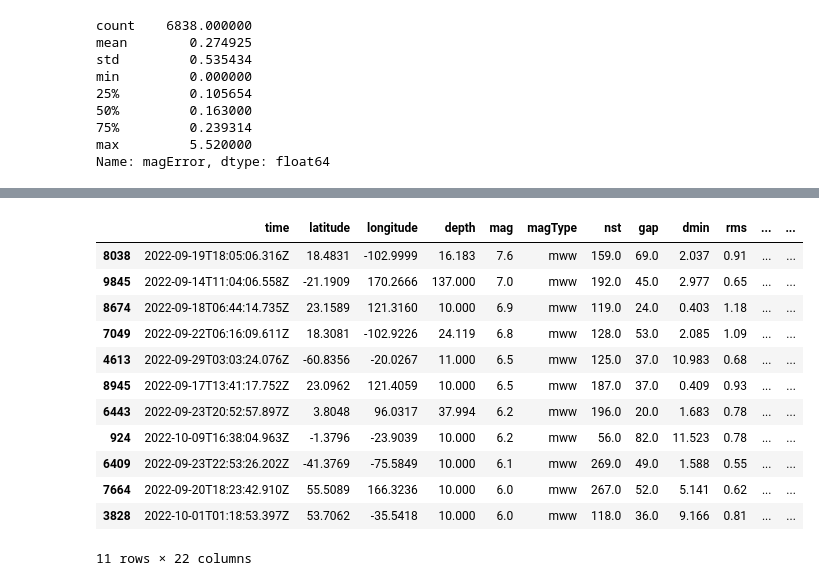
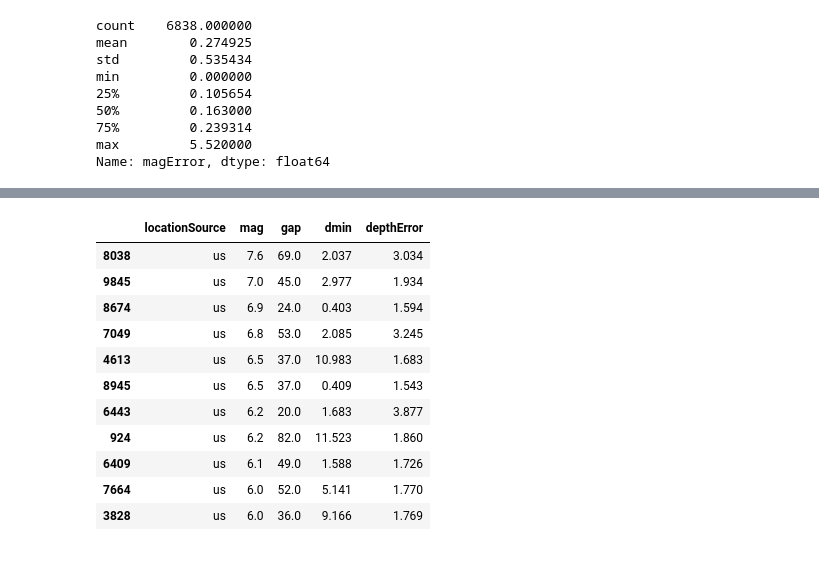
Before and after one commit to Korrin-F/tDA_Eathquake_Data_Analysis, a Jupyter notebook: earthquake_analysis.ipynb, the cells around one changed output, grey strips where cells are left out. Drawn from its saved outputs; the diff is of its cells as text; code cells hidden in the pictures.

```diff
--- a/earthquake_analysis.ipynb
+++ b/earthquake_analysis.ipynb
@@ -194,30 +385,35 @@ Name: magError, dtype: float64
 # %%
 #-------------------------------------------
 # Lets focus on the highest magnitude earthquakes
 #-------------------------------------------
 # lets view the mag column data again
 # the highest recorded magnitude is 7.6 which out of 10 is pretty high
 earthquake_mag_iso['mag'].describe()
 
 # lets reorder my table by magnitude
 earthquake_mag_iso = earthquake_mag_iso.sort_values(by=['mag'], ascending=False)
 
 # lets see the top 10 highest magnitude earthquakes
 earthquake_mag_iso.head(10)
 
 # lets see all mag values from 6 and above
 earthquake_mag_iso[earthquake_mag_iso['mag'] >= 6]
+
+#display specific columns
+#location relevant columns
+earthquake_mag_iso[['locationSource','mag','place','longitude','latitude','gap','horizontalError','nst', 'status']].head(11)
+#depth relevant columns
+earthquake_mag_iso[['locationSource','mag','gap','dmin','depthError']].head(11)
 # %% [output]
-|  | time | latitude | longitude | depth | mag | magType | nst | gap | dmin | rms | ... | ... |
-| 8038 | 2022-09-19T18:05:06.316Z | 18.4831 | -102.9999 | 16.183 | 7.6 | mww | 159.0 | 69.0 | 2.037 | 0.91 | ... | ... |
-| 9845 | 2022-09-14T11:04:06.558Z | -21.1909 | 170.2666 | 137.000 | 7.0 | mww | 192.0 | 45.0 | 2.977 | 0.65 | ... | ... |
-| 8674 | 2022-09-18T06:44:14.735Z | 23.1589 | 121.3160 | 10.000 | 6.9 | mww | 119.0 | 24.0 | 0.403 | 1.18 | ... | ... |
-| 7049 | 2022-09-22T06:16:09.611Z | 18.3081 | -102.9226 | 24.119 | 6.8 | mww | 128.0 | 53.0 | 2.085 | 1.09 | ... | ... |
-| 4613 | 2022-09-29T03:03:24.076Z | -60.8356 | -20.0267 | 11.000 | 6.5 | mww | 125.0 | 37.0 | 10.983 | 0.68 | ... | ... |
-| 8945 | 2022-09-17T13:41:17.752Z | 23.0962 | 121.4059 | 10.000 | 6.5 | mww | 187.0 | 37.0 | 0.409 | 0.93 | ... | ... |
-| 6443 | 2022-09-23T20:52:57.897Z | 3.8048 | 96.0317 | 37.994 | 6.2 | mww | 196.0 | 20.0 | 1.683 | 0.78 | ... | ... |
-| 924 | 2022-10-09T16:38:04.963Z | -1.3796 | -23.9039 | 10.000 | 6.2 | mww | 56.0 | 82.0 | 11.523 | 0.78 | ... | ... |
-| 6409 | 2022-09-23T22:53:26.202Z | -41.3769 | -75.5849 | 10.000 | 6.1 | mww | 269.0 | 49.0 | 1.588 | 0.55 | ... | ... |
-| 7664 | 2022-09-20T18:23:42.910Z | 55.5089 | 166.3236 | 10.000 | 6.0 | mww | 267.0 | 52.0 | 5.141 | 0.62 | ... | ... |
-| 3828 | 2022-10-01T01:18:53.397Z | 53.7062 | -35.5418 | 10.000 | 6.0 | mww | 118.0 | 36.0 | 9.166 | 0.81 | ... | ... |
+|  | locationSource | mag | gap | dmin | depthError |
+| 8038 | us | 7.6 | 69.0 | 2.037 | 3.034 |
+| 9845 | us | 7.0 | 45.0 | 2.977 | 1.934 |
+| 8674 | us | 6.9 | 24.0 | 0.403 | 1.594 |
+| 7049 | us | 6.8 | 53.0 | 2.085 | 3.245 |
+| 4613 | us | 6.5 | 37.0 | 10.983 | 1.683 |
+| 8945 | us | 6.5 | 37.0 | 0.409 | 1.543 |
+| 6443 | us | 6.2 | 20.0 | 1.683 | 3.877 |
+| 924 | us | 6.2 | 82.0 | 11.523 | 1.860 |
+| 6409 | us | 6.1 | 49.0 | 1.588 | 1.726 |
+| 7664 | us | 6.0 | 52.0 | 5.141 | 1.770 |
+| 3828 | us | 6.0 | 36.0 | 9.166 | 1.769 |
-11 rows × 22 columns
```
Also changed, not shown: parts of 12 cells of this notebook, 5 other files.
